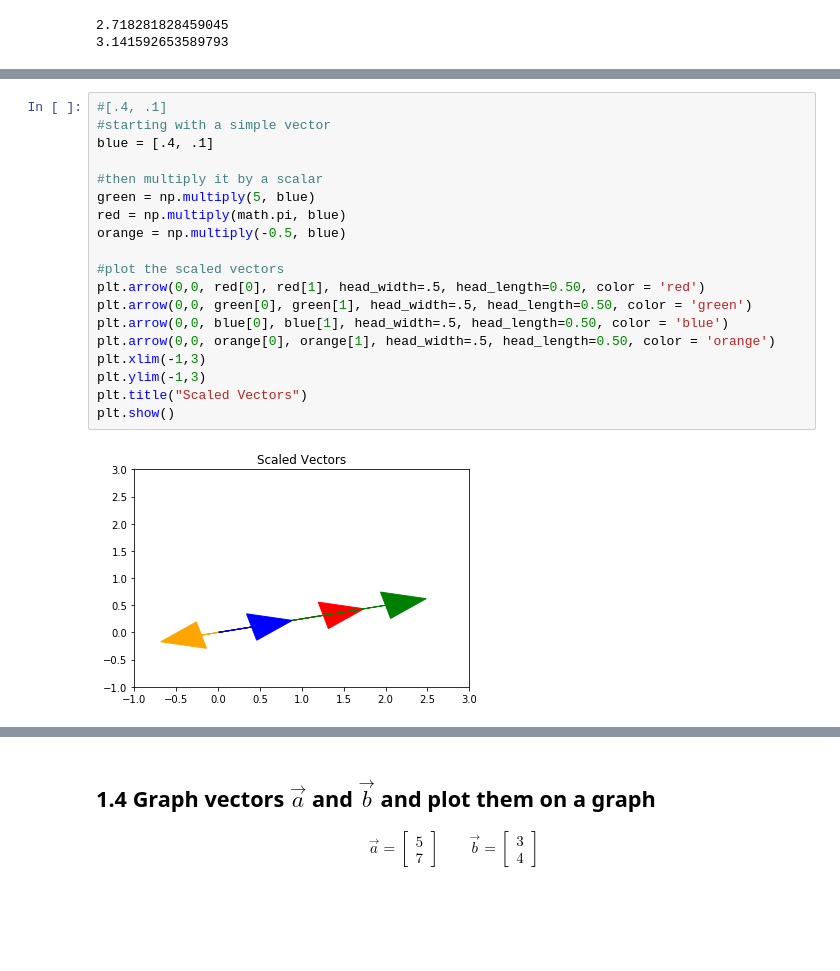
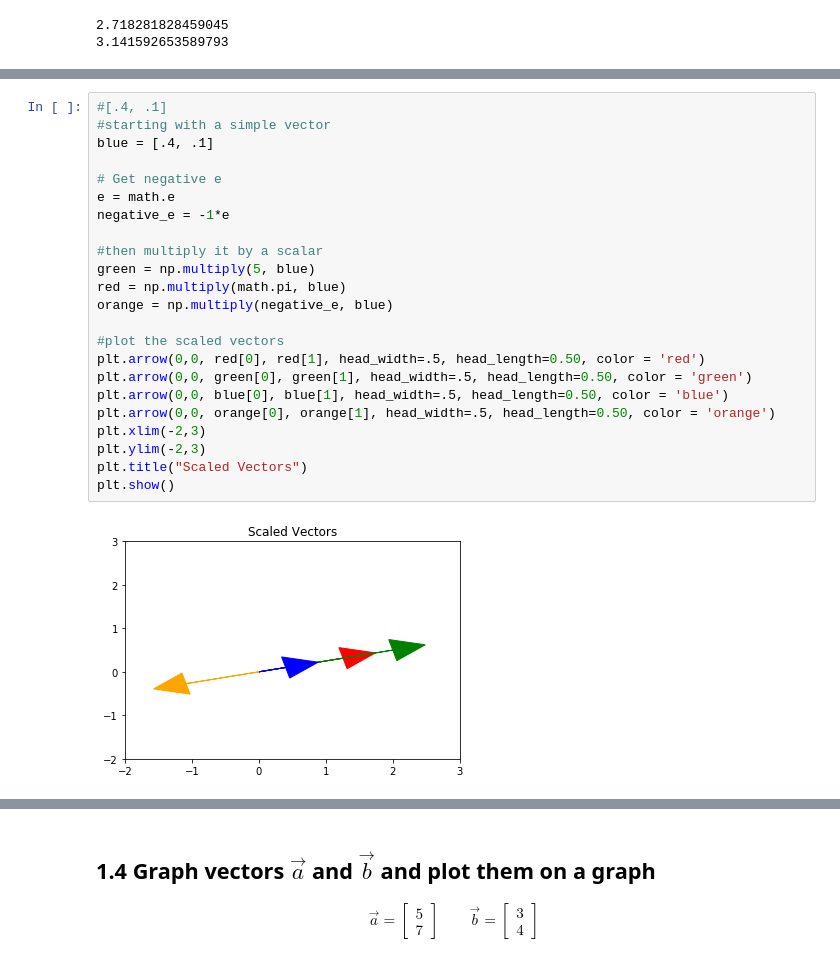
Before and after one commit to lmstephens/DS-Unit-1-Sprint-3-Linear-Algebra, a Jupyter notebook: module1-vectors-and-matrices/LS_DS_131_Vectors_and_Matrices_Assignment.ipynb, the cells around one changed output, grey strips where cells are left out. Saved outputs shown, nothing was run; the diff lists cells and outputs as text; blank space fills up the shorter version.

```diff
--- a/module1-vectors-and-matrices/LS_DS_131_Vectors_and_Matrices_Assignment.ipynb
+++ b/module1-vectors-and-matrices/LS_DS_131_Vectors_and_Matrices_Assignment.ipynb
@@ -80,24 +84,28 @@ plt.show()
 # %%
 #[.4, .1]
 #starting with a simple vector
 blue = [.4, .1]
 
+# Get negative e
+e = math.e
+negative_e = -1*e
+
 #then multiply it by a scalar
 green = np.multiply(5, blue)
 red = np.multiply(math.pi, blue)
-orange = np.multiply(-0.5, blue)
+orange = np.multiply(negative_e, blue)
 
 #plot the scaled vectors
 plt.arrow(0,0, red[0], red[1], head_width=.5, head_length=0.50, color = 'red')
 plt.arrow(0,0, green[0], green[1], head_width=.5, head_length=0.50, color = 'green')
 plt.arrow(0,0, blue[0], blue[1], head_width=.5, head_length=0.50, color = 'blue')
 plt.arrow(0,0, orange[0], orange[1], head_width=.5, head_length=0.50, color = 'orange')
-plt.xlim(-1,3)
-plt.ylim(-1,3)
+plt.xlim(-2,3)
+plt.ylim(-2,3)
 plt.title("Scaled Vectors")
 plt.show()
 # %% [output]
-[figure, old version]
+[figure, new version]
 # %%
 #[.1, .8]
 #starting with a simple vector
```
Also changed, not shown: parts of 11 cells of this notebook.
